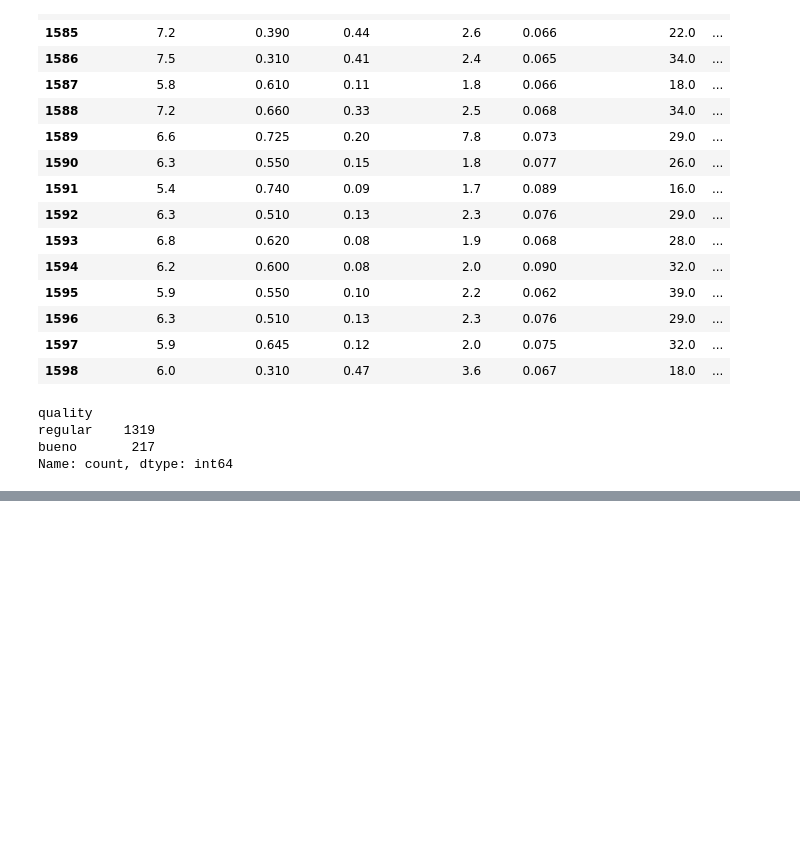
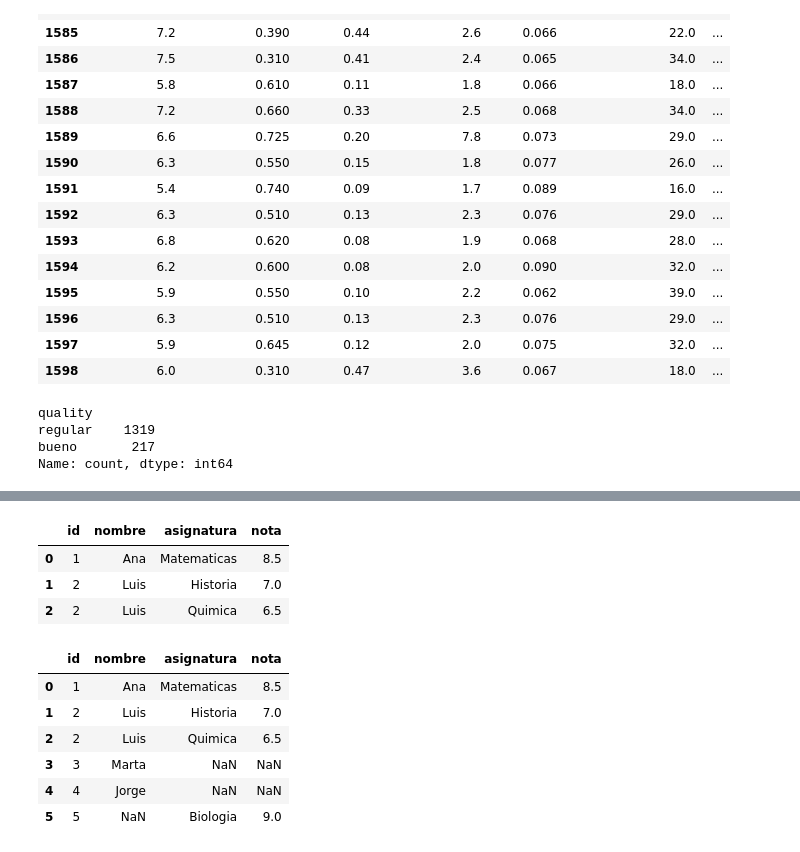
Before and after one commit to hartaierika-cmyk/TTDA, a Jupyter notebook: TTDA_Practica_2_Erika_Hartai.ipynb, the cells around one changed output, grey strips where cells are left out. Drawn from its saved outputs; the diff is of its cells as text; code cells hidden in the pictures; blank space fills up the shorter version.

```diff
--- a/TTDA_Practica_2_Erika_Hartai.ipynb
+++ b/TTDA_Practica_2_Erika_Hartai.ipynb
@@ -164,0 +170,15 @@ SyntaxError: invalid syntax (Operaciones_Practica2.py, line 2)
+# %%
+import pandas as pd
+
+estudiantes = pd.DataFrame({
+    "id": [1, 2, 3, 4],
+    "nombre": ["Ana", "Luis", "Marta", "Jorge"]
+})
+
+notas = pd.DataFrame({
+    "id": [1, 2, 2, 5],
+    "asignatura": ["Matematicas", "Historia", "Quimica", "Biologia"],
+    "nota": [8.5, 7.0, 6.5, 9.0]
+})
+print(estudiantes)
+print(notas)
@@ -164,0 +196,21 @@ SyntaxError: invalid syntax (Operaciones_Practica2.py, line 2)
+# %%
+df_merge = estudiantes.merge(notas, on="id", how="inner")
+df_merge
+#Obtenemos 3 filas, Porque los IDs coincidentes son 1 y 2 (una vez Ana y dos veces Luis)
+# %% [output]
+|  | id | nombre | asignatura | nota |
+| 0 | 1 | Ana | Matematicas | 8.5 |
+| 1 | 2 | Luis | Historia | 7.0 |
+| 2 | 2 | Luis | Quimica | 6.5 |
+# %%
+df_outer = estudiantes.merge(notas, on="id", how="outer")
+df_outer
+#Obtenemos valores nulos, porque hay IDs que no existen en ambos DataFrames y sus columnas faltantes quedan en NaN.
+# %% [output]
+|  | id | nombre | asignatura | nota |
+| 0 | 1 | Ana | Matematicas | 8.5 |
+| 1 | 2 | Luis | Historia | 7.0 |
+| 2 | 2 | Luis | Quimica | 6.5 |
+| 3 | 3 | Marta | NaN | NaN |
+| 4 | 4 | Jorge | NaN | NaN |
+| 5 | 5 | NaN | Biologia | 9.0 |
```
Also changed, not shown: parts of 8 cells of this notebook.
